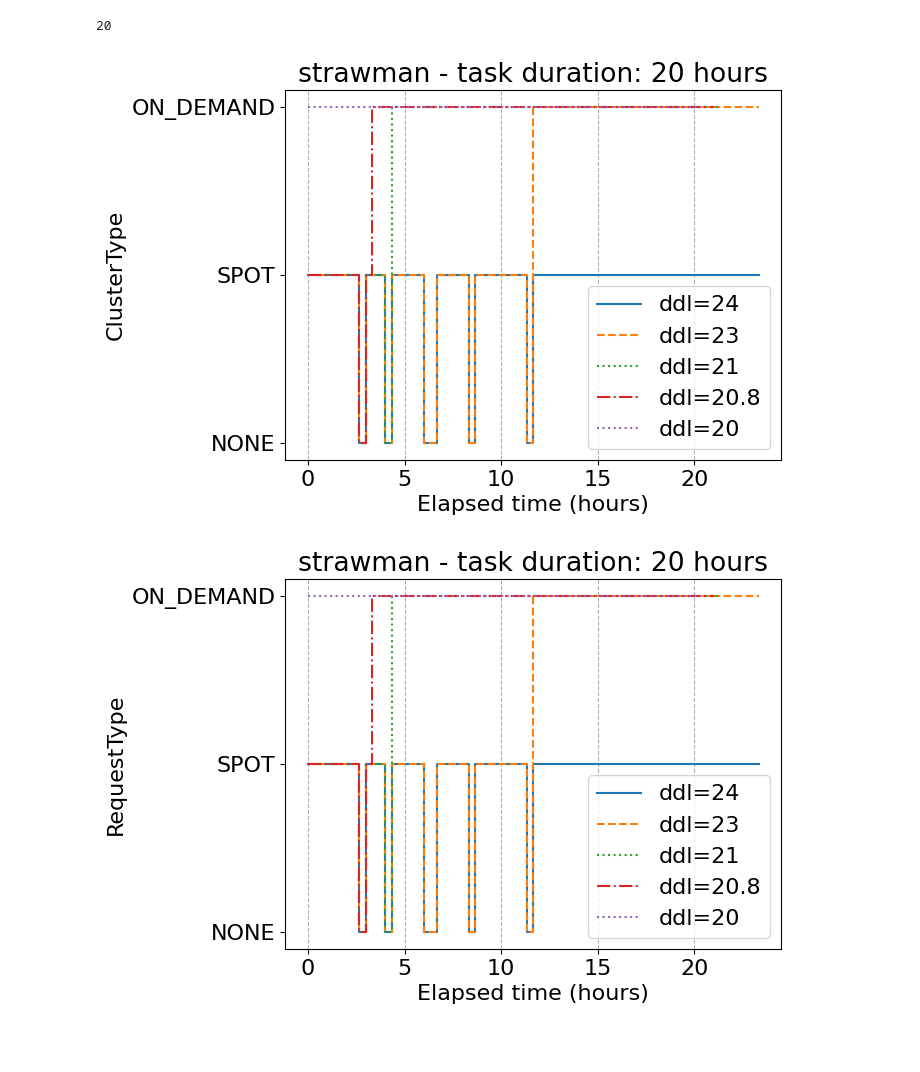
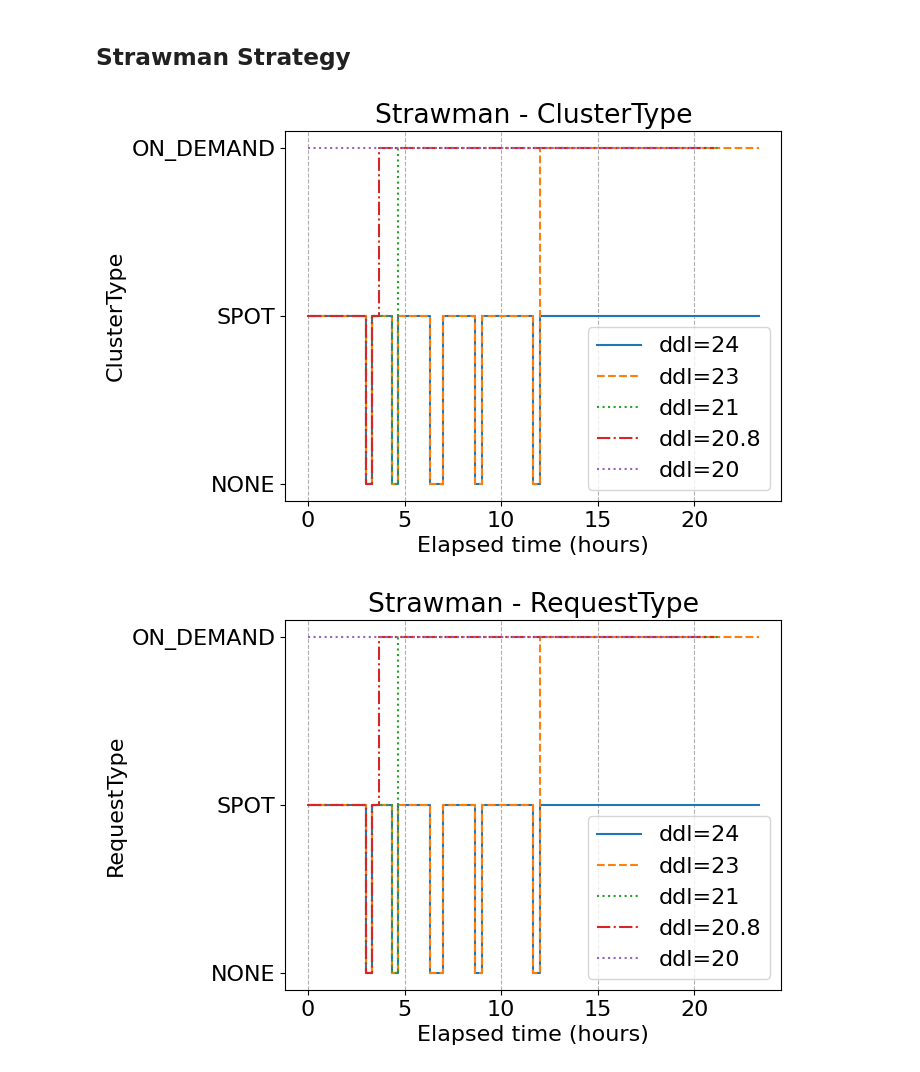
Before and after one commit to Michaelvll/skypilot-spot-strategy, a Jupyter notebook: scripts/plot.ipynb, the cells around one changed output. Cells and saved outputs as stored; diff of their text form; code cells hidden in the pictures; blank space fills up the shorter version.

```diff
--- a/scripts/plot.ipynb
+++ b/scripts/plot.ipynb
@@ -44,41 +49,35 @@ run_dfs = sorted(run_dfs, key=lambda x: x[0].config['deadline_hours'], reverse=T
 # %%
 LINE_STYLES = ['-', '--', ':', '-.', ':']
-def plot_y(y_name='ClusterType', is_step_plot=True):
+def plot_y(run_dfs, y_name='ClusterType', label_key=['deadline_hours'], label_name='ddl', is_step_plot=True):
     fig, ax = plt.subplots()
     strategy, task_duration = None, None
     for i, (run, df) in enumerate(run_dfs):
-        if strategy is None:
-            strategy = run.config['strategy']
-            task_duration = run.config['task_duration_hours']
-        else:
-            assert strategy == run.config['strategy']
-            assert task_duration == run.config['task_duration_hours']
-        ddl = run.config['deadline_hours']
-        drawstyle = 'steps-pre' if is_step_plot else None
-        sns.lineplot(x=df['Elapsed'] / 3600, y=df[y_name], label=f'ddl={ddl}', linestyle=LINE_STYLES[i%len(LINE_STYLES)], drawstyle=drawstyle, ax=ax)
+        label = run.config
+        for k in label_key:
+            label = label[k]
+        drawstyle = 'steps-post' if is_step_plot else None
+        sns.lineplot(x=df['Elapsed'] / 3600, y=df[y_name], label=f'{label_name}={label}',
+                    linestyle=LINE_STYLES[i%len(LINE_STYLES)], drawstyle=drawstyle, ax=ax)
     ax.legend(loc='best')
-    return ax, strategy, task_duration
+    return ax
-# %%
-run = runs[0]
-run.config['task_duration_hours']
-# %% [output]
-20
+# %% [markdown]
+## Strawman Strategy
 # %%
-ax, strategy, task_duration = plot_y(y_name='ClusterType')
+ax = plot_y(run_dfs, y_name='ClusterType')
 ax.set_xlabel('Elapsed time (hours)')
 ax.set_yticks([1, 2, 3])
 ax.set_yticklabels([ClusterType(i).name for i in [1, 2, 3]])
-ax.set_title(f'{strategy} - task duration: {task_duration} hours')
+ax.set_title(f'Strawman - ClusterType')
 ax.grid(True, which='major', axis='x', linestyle='--')
 # %% [output]
-[figure, old version]
+[figure, new version]
 # %%
-ax, strategy, task_duration = plot_y(y_name='RequestType')
+ax = plot_y(run_dfs, y_name='RequestType')
 ax.set_xlabel('Elapsed time (hours)')
 ax.set_yticks([1, 2, 3])
 ax.set_yticklabels([ClusterType(i).name for i in [1, 2, 3]])
-ax.set_title(f'{strategy} - task duration: {task_duration} hours')
+ax.set_title(f'Strawman - RequestType')
 ax.grid(True, which='major', axis='x', linestyle='--')
 # %% [output]
-[figure, old version]
+[figure, new version]
 # %%
```
Also changed, not shown: parts of 8 cells of this notebook, 10 other files.
